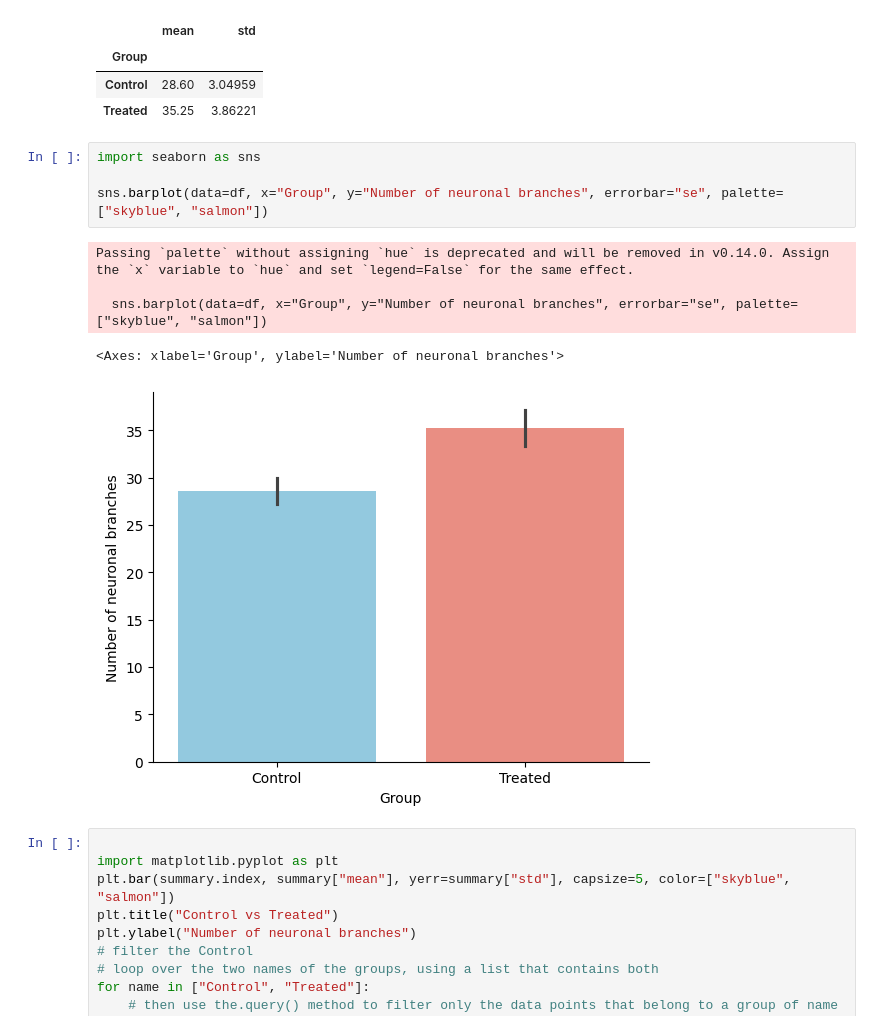
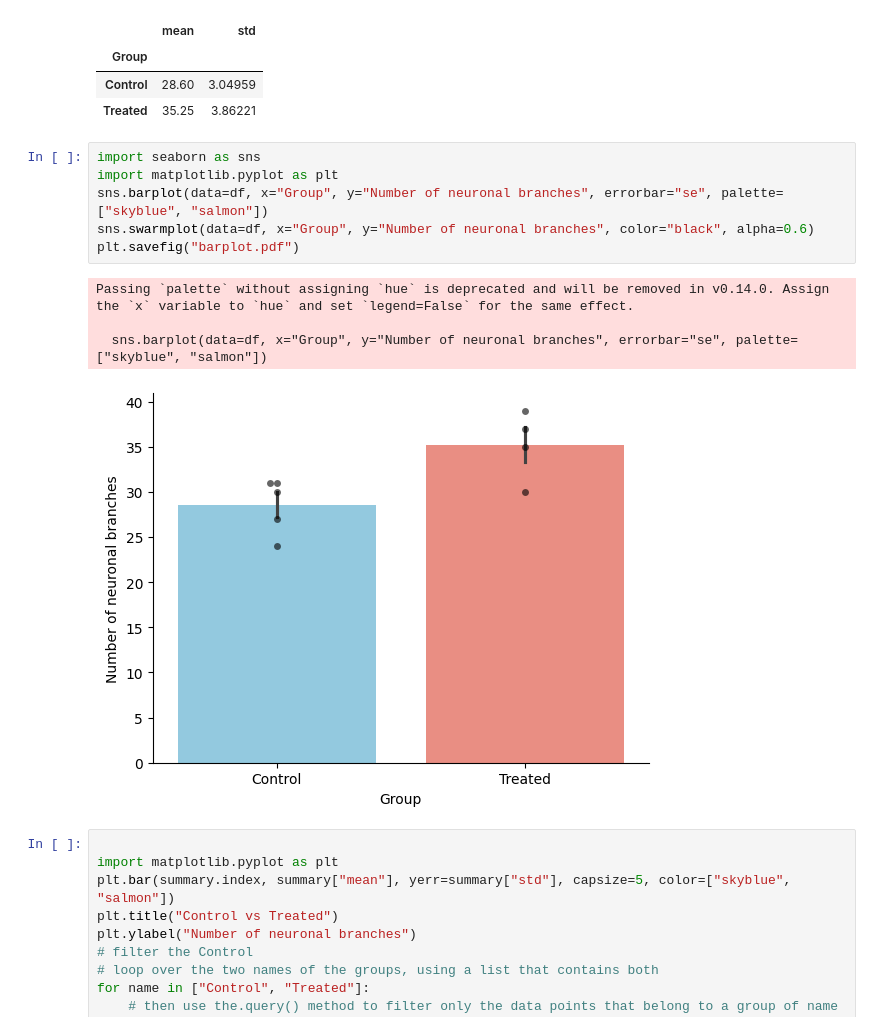
Before and after one commit to FTurci/JK-osteocytes, a Jupyter notebook: code/read-from-excel-and-plot.ipynb, the cells around one changed output. Drawn from its saved outputs; the diff is of its cells as text.

```diff
--- a/code/read-from-excel-and-plot.ipynb
+++ b/code/read-from-excel-and-plot.ipynb
@@ -91,14 +91,15 @@ summary
 | Treated | 35.25 | 3.86221 |
 # %%
 import seaborn as sns
-
+import matplotlib.pyplot as plt
 sns.barplot(data=df, x="Group", y="Number of neuronal branches", errorbar="se", palette=["skyblue", "salmon"])
+sns.swarmplot(data=df, x="Group", y="Number of neuronal branches", color="black", alpha=0.6)
+plt.savefig("barplot.pdf")
 # %% [output]
 Passing `palette` without assigning `hue` is deprecated and will be removed in v0.14.0. Assign the `x` variable to `hue` and set `legend=False` for the same effect.
 
   sns.barplot(data=df, x="Group", y="Number of neuronal branches", errorbar="se", palette=["skyblue", "salmon"])
-<Axes: xlabel='Group', ylabel='Number of neuronal branches'>
-[figure, old version]
+[figure, new version]
 # %%
 
 import matplotlib.pyplot as plt
```
Also changed, not shown: parts of 1 cell of this notebook, 1 other file.
